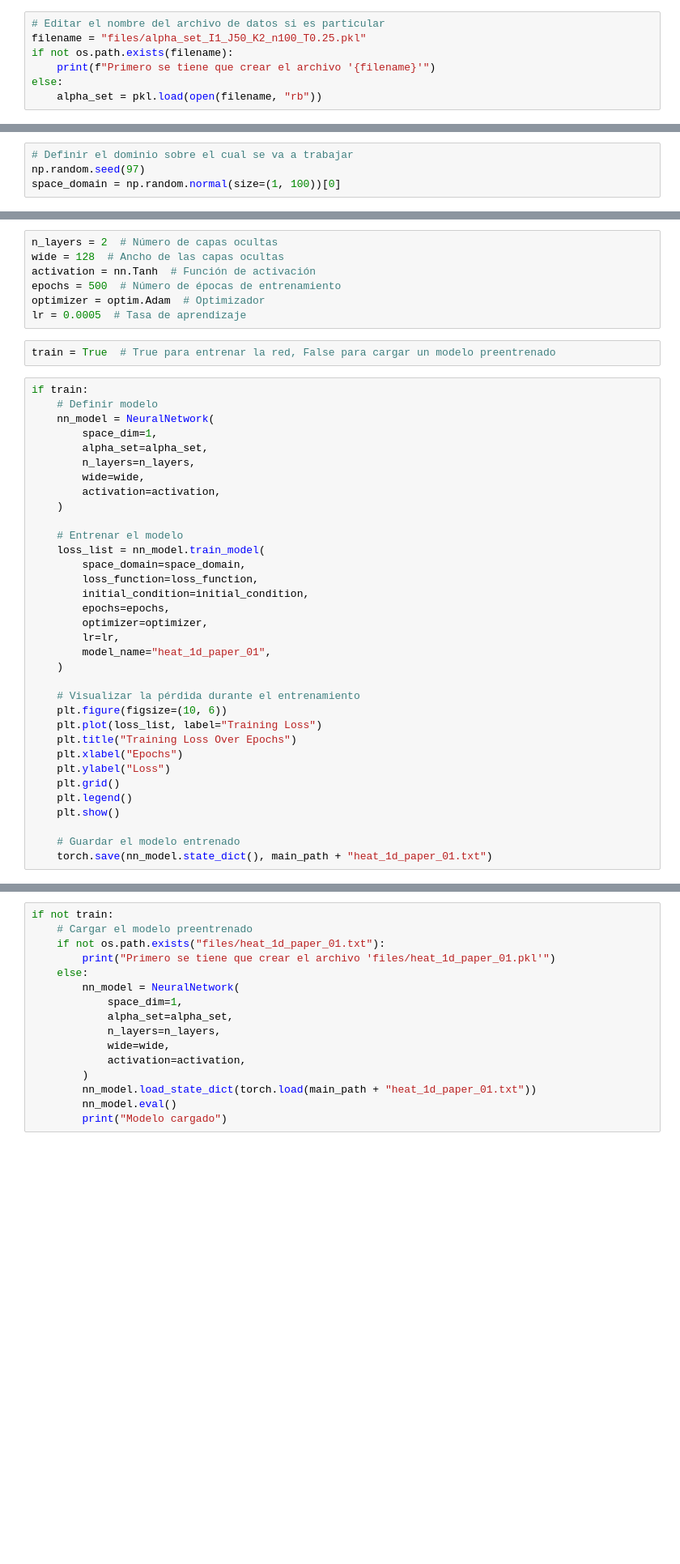
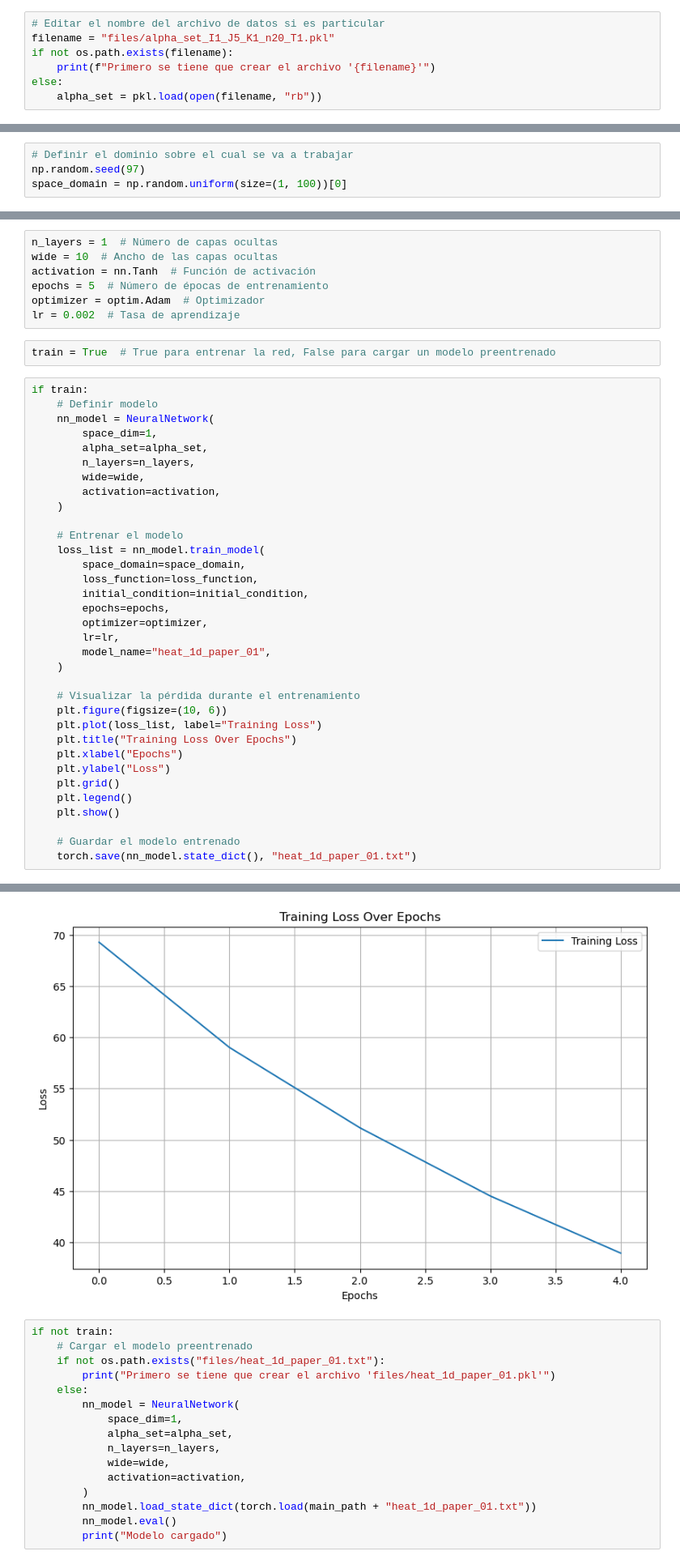
Before and after one commit to davidnfu0/NN_SPDEs, a Jupyter notebook: Código/heat_1d_paper.ipynb, the cells around one changed output, grey strips where cells are left out. Shown at 81% size. Saved outputs shown, nothing was run; the diff lists cells and outputs as text; blank space fills up the shorter version.

```diff
--- a/Código/heat_1d_paper.ipynb
+++ b/Código/heat_1d_paper.ipynb
@@ -28,7 +29,7 @@ ___
 ## Importar el Alpha Set
 # %%
 # Editar el nombre del archivo de datos si es particular
-filename = "files/alpha_set_I1_J50_K2_n100_T0.25.pkl"
+filename = "files/alpha_set_I1_J5_K1_n20_T1.pkl"
 if not os.path.exists(filename):
     print(f"Primero se tiene que crear el archivo '{filename}'")
 else:
@@ -40,7 +41,7 @@ ___
 # %%
 # Definir el dominio sobre el cual se va a trabajar
 np.random.seed(97)
-space_domain = np.random.normal(size=(1, 100))[0]
+space_domain = np.random.uniform(size=(1, 100))[0]
 # %%
 def initial_condition(x: torch.Tensor) -> torch.Tensor:
     return 10 * torch.exp(-x**2 / 72)
@@ -140,12 +141,12 @@ ___
 # %% [markdown]
 ## Entrenar la red neuronal
 # %%
-n_layers = 2  # Número de capas ocultas
-wide = 128  # Ancho de las capas ocultas
+n_layers = 1  # Número de capas ocultas
+wide = 10  # Ancho de las capas ocultas
 activation = nn.Tanh  # Función de activación
-epochs = 500  # Número de épocas de entrenamiento
+epochs = 5  # Número de épocas de entrenamiento
 optimizer = optim.Adam  # Optimizador
-lr = 0.0005  # Tasa de aprendizaje
+lr = 0.002  # Tasa de aprendizaje
 # %%
 train = True  # True para entrenar la red, False para cargar un modelo preentrenado
 # %%
@@ -181,5 +182,5 @@ if train:
     plt.show()
 
     # Guardar el modelo entrenado
-    torch.save(nn_model.state_dict(), main_path + "heat_1d_paper_01.txt")
+    torch.save(nn_model.state_dict(), "heat_1d_paper_01.txt")
 # %% [output]
@@ -190,3 +188,4 @@ Epoch 30, Loss: 20.8973, Best Loss: 20.2516
+[figure, added]
 # %%
 if not train:
     # Cargar el modelo preentrenado
```
Also changed, not shown: parts of 5 cells of this notebook, 4 other files.
